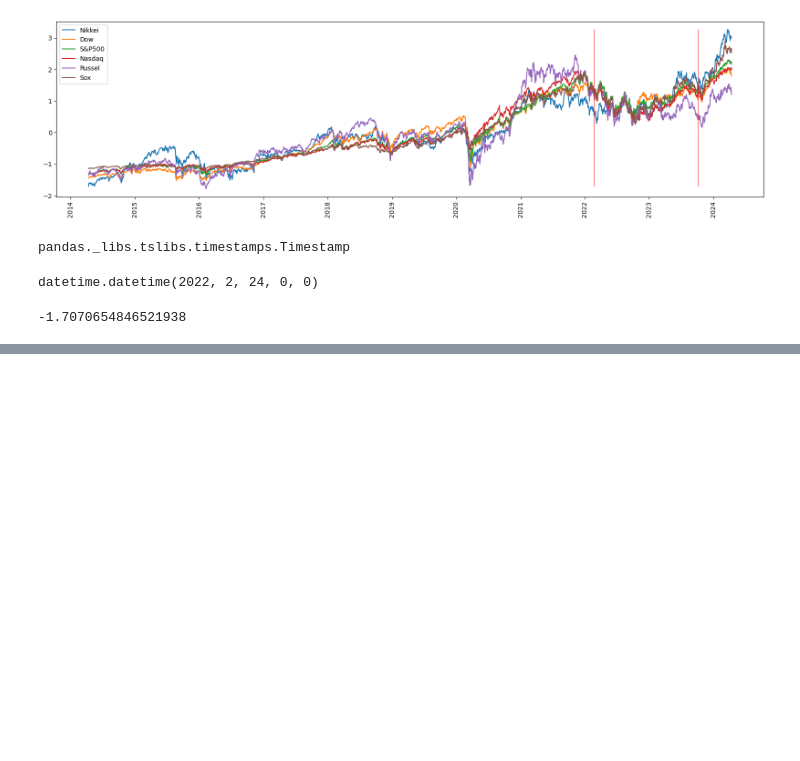
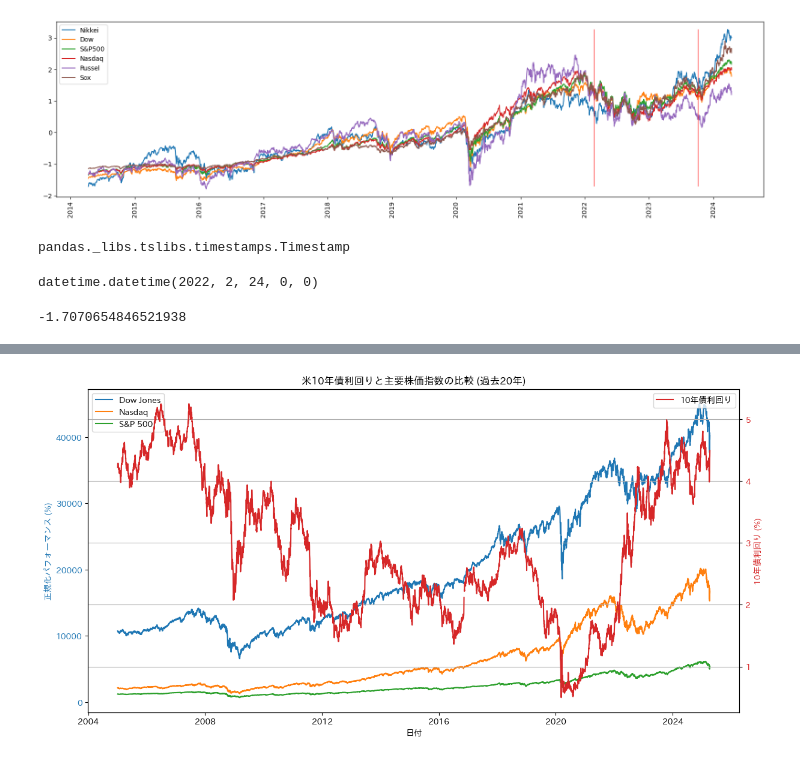
Before and after one commit to ogo-ashy17/Investment, a Jupyter notebook: src/Untitled.ipynb, the cells around one changed output, grey strips where cells are left out. Cells and saved outputs as stored; diff of their text form; code cells hidden in the pictures; blank space fills up the shorter version.

```diff
--- a/src/Untitled.ipynb
+++ b/src/Untitled.ipynb
@@ -197,0 +311,51 @@ stats.zscore(nikkei_hist['Close']).min()
+# %%
+import yfinance as yf
+import matplotlib.pyplot as plt
+import pandas as pd
+
+# ティッカーシンボル
+assets = {
+    '10年債利回り': '^TNX',
+    'Dow Jones': '^DJI',
+    'Nasdaq': '^IXIC',
+    'S&P 500': '^GSPC'
+}
+
+# データ取得
+start_date = '2005-01-01'
+data = {}
+for name, ticker in assets.items():
+    hist = yf.Ticker(ticker).history(start=start_date)
+    hist.index = hist.index.date  # タイムゾーンを削除
+    data[name] = hist['Close']
+
+# データフレームに統合
+df = pd.DataFrame(data)
+
+# 正規化して比較
+# df_normalized = df / df.iloc[0] * 100
+
+# 可視化
+fig, ax1 = plt.subplots(figsize=(14, 7))
+
+# 第1軸: 株価指数
+ax1.set_xlabel('日付')
+ax1.set_ylabel('正規化パフォーマンス (%)', color='tab:blue')
+for column in ['Dow Jones', 'Nasdaq', 'S&P 500']:
+    ax1.plot(df.index, df[column], label=column)
+ax1.tick_params(axis='y', labelcolor='tab:blue')
+ax1.legend(loc='upper left')
+
+# 第2軸: 10年債利回り
+ax2 = ax1.twinx()
+ax2.set_ylabel('10年債利回り (%)', color='tab:red')
+ax2.plot(df.index, df['10年債利回り'], label='10年債利回り', color='tab:red')
+ax2.tick_params(axis='y', labelcolor='tab:red')
+ax2.legend(loc='upper right')
+
+# タイトルとグリッド
+plt.title('米10年債利回りと主要株価指数の比較 (過去20年)')
+plt.grid()
+plt.show()
+# %% [output]
+[figure, added]
```
Also changed, not shown: parts of 20 cells of this notebook, 7 other files.
